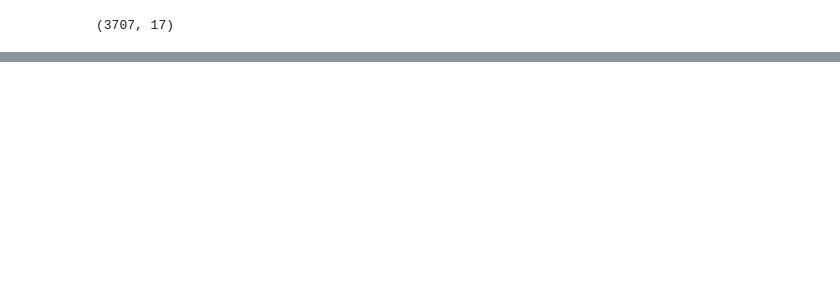
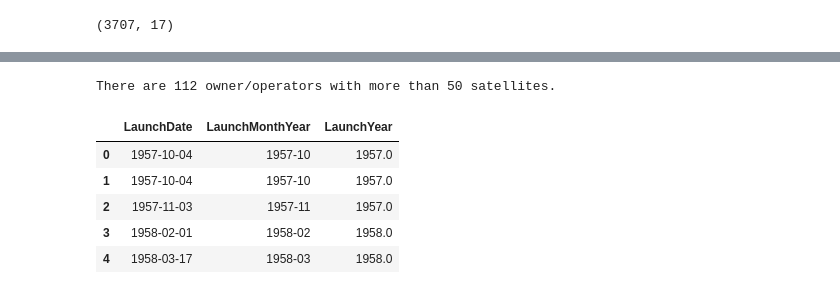
Before and after one commit to donnafarris/aso_eda, a Jupyter notebook: notebooks/initial_eda.ipynb, the cells around one changed output, grey strips where cells are left out. Saved outputs shown, nothing was run; the diff lists cells and outputs as text; code cells hidden in the pictures; blank space fills up the shorter version.

```diff
--- a/notebooks/initial_eda.ipynb
+++ b/notebooks/initial_eda.ipynb
@@ -76,0 +132,6 @@ all_obj_df[['LDate', 'SDate', 'DDate', 'ODate']].describe()
+# %%
+objects_by_owner = satcat_df.groupby('Owner/Operator').size().reset_index(name='Count')
+objects_by_owner = objects_by_owner[(objects_by_owner['Owner/Operator'] != '-') & (objects_by_owner['Count'] > 49)]
+print(f"There are {objects_by_owner.shape[0]} owner/operators with more than 50 satellites.")
+# %% [output]
+There are 112 owner/operators with more than 50 satellites.
@@ -76,0 +143,11 @@ all_obj_df[['LDate', 'SDate', 'DDate', 'ODate']].describe()
+# %%
+satcat_df['LaunchYear'] = satcat_df['LaunchDate'].dt.year
+satcat_df['LaunchMonthYear'] = satcat_df['LaunchDate'].dt.to_period('M').astype(str)
+satcat_df[['LaunchDate', 'LaunchMonthYear', 'LaunchYear']].head()
+# %% [output]
+|  | LaunchDate | LaunchMonthYear | LaunchYear |
+| 0 | 1957-10-04 | 1957-10 | 1957.0 |
+| 1 | 1957-10-04 | 1957-10 | 1957.0 |
+| 2 | 1957-11-03 | 1957-11 | 1957.0 |
+| 3 | 1958-02-01 | 1958-02 | 1958.0 |
+| 4 | 1958-03-17 | 1958-03 | 1958.0 |
```
Also changed, not shown: parts of 27 cells of this notebook, 10 other files.
